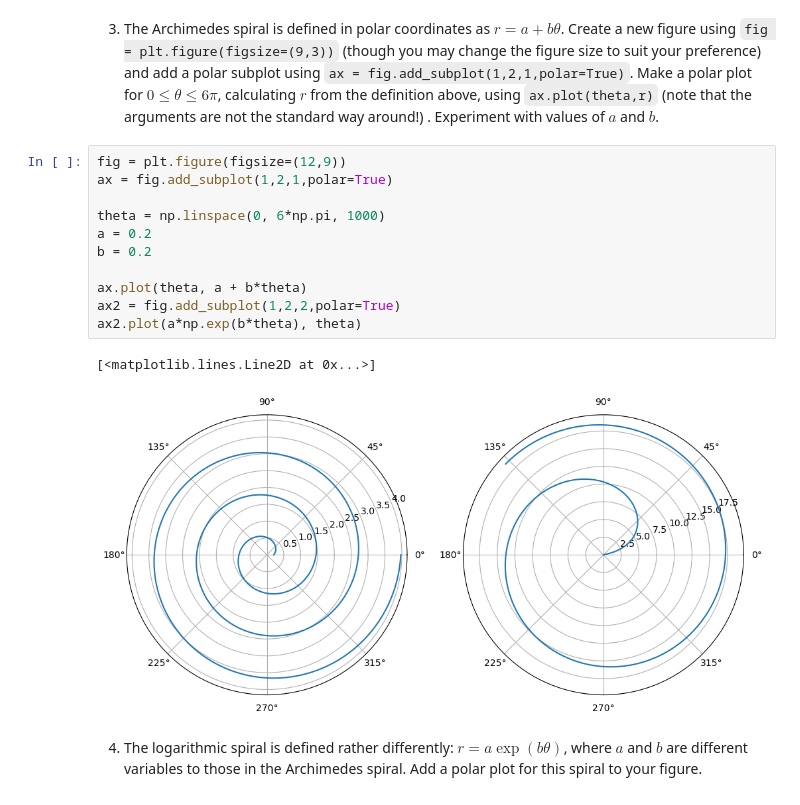
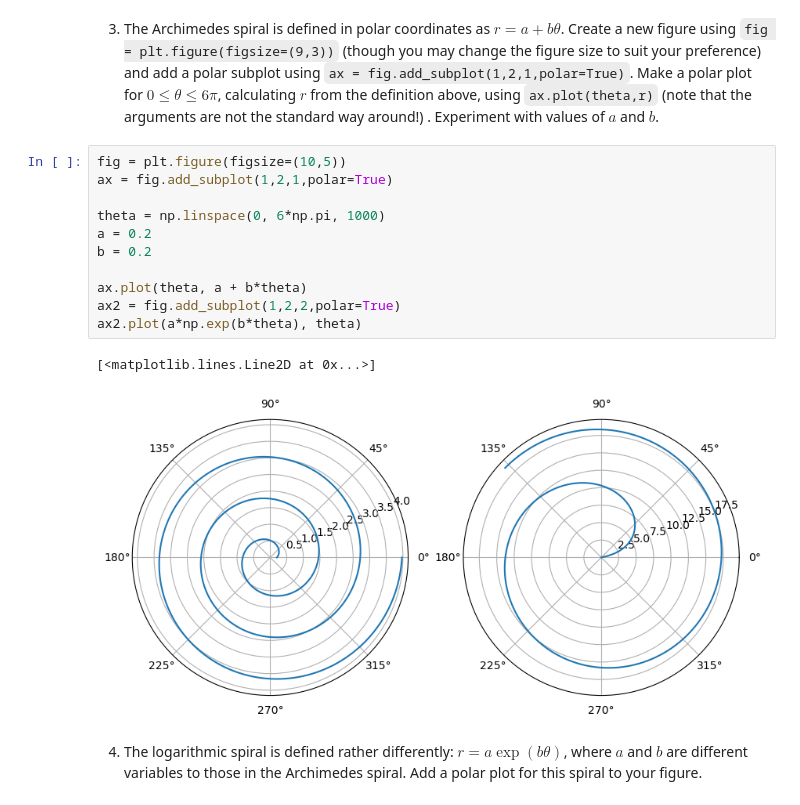
Before and after one commit to zfla/PHAS0030, a Jupyter notebook: Week 3/Session 3 Exercises.ipynb, the cells around one changed output. Drawn from its saved outputs; the diff is of its cells as text.

```diff
--- a/Week 3/Session 3 Exercises.ipynb
+++ b/Week 3/Session 3 Exercises.ipynb
@@ -32,19 +32,19 @@ ax2.grid()
 # %% [markdown]
 3. The Archimedes spiral is defined in polar coordinates as $r=a+b\theta$. Create a new figure using `fig = plt.figure(figsize=(9,3))` (though you may change the figure size to suit your preference) and add a polar subplot using `ax = fig.add_subplot(1,2,1,polar=True)`. Make a polar plot for $0\le \theta \le 6\pi$, calculating $r$ from the definition above, using `ax.plot(theta,r)` (note that the arguments are not the standard way around!) . Experiment with values of $a$ and $b$.
 # %%
-fig = plt.figure(figsize=(12,9))
+fig = plt.figure(figsize=(10,5))
 ax = fig.add_subplot(1,2,1,polar=True)
 
 theta = np.linspace(0, 6*np.pi, 1000)
 a = 0.2
 b = 0.2
 
 ax.plot(theta, a + b*theta)
 ax2 = fig.add_subplot(1,2,2,polar=True)
 ax2.plot(a*np.exp(b*theta), theta)
 # %% [output]
 [<matplotlib.lines.Line2D at 0x...>]
-[figure, old version]
+[figure, new version]
 # %% [markdown]
 4. The logarithmic spiral is defined rather differently: $r=a \exp(b\theta)$, where $a$ and $b$ are different variables to those in the Archimedes spiral. Add a polar plot for this spiral to your figure.
 # %% [markdown]
```
Also changed, not shown: parts of 13 cells of this notebook, 9 other files.
